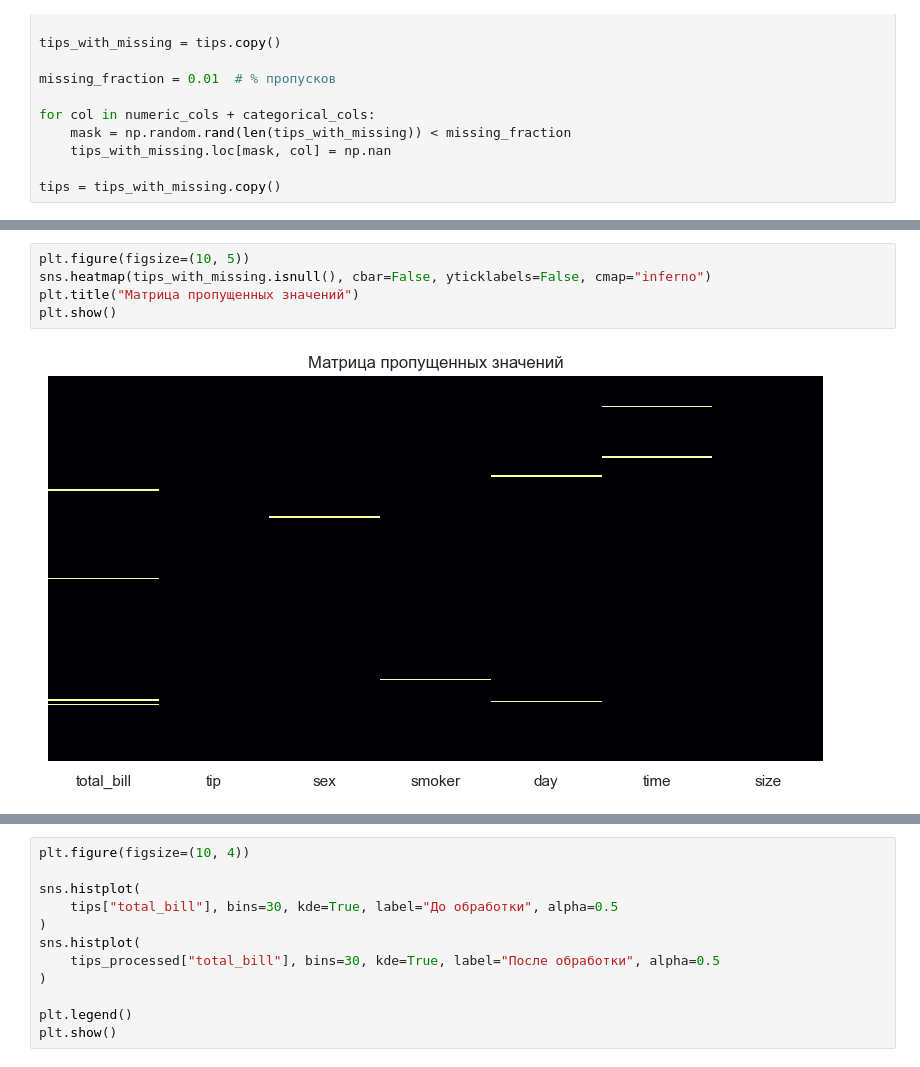
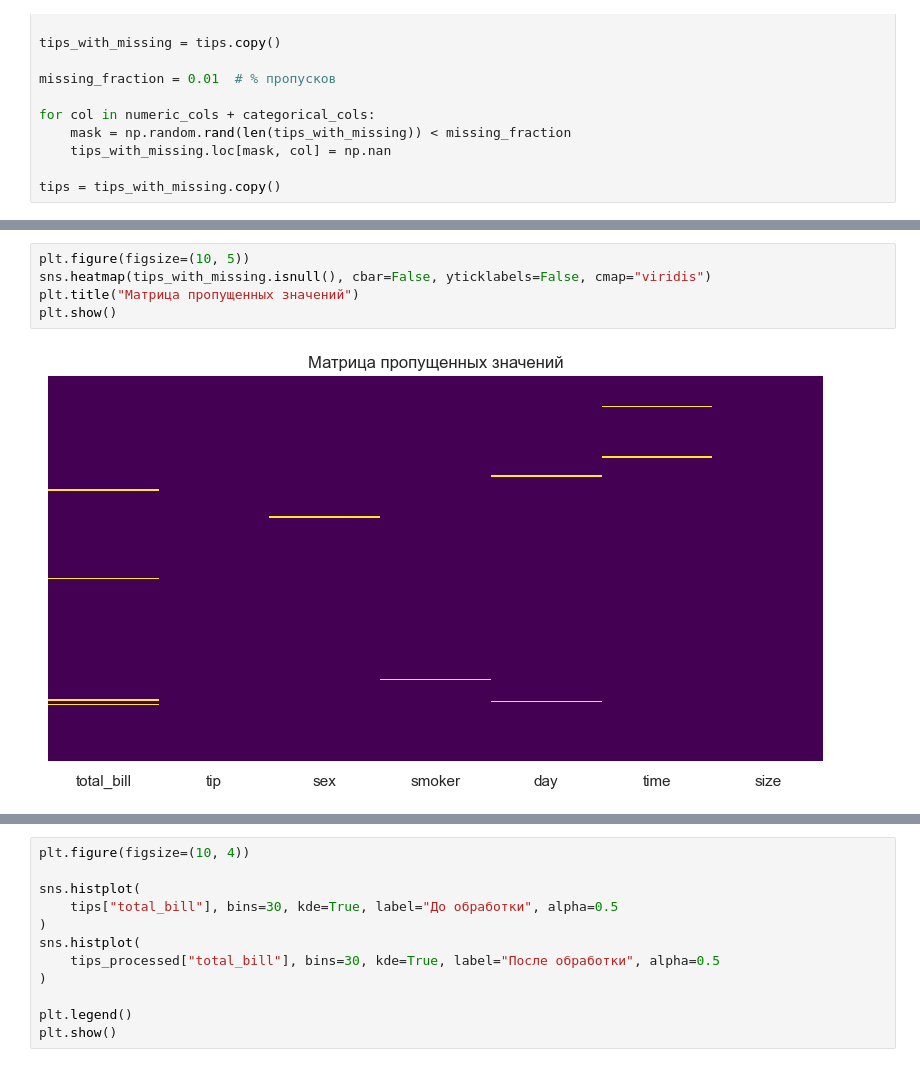
Before and after one commit to atrepalin/Statistics-RSREU, a Jupyter notebook: 1.1.ipynb, the cells around one changed output, grey strips where cells are left out. Cells and saved outputs as stored; diff of their text form.

```diff
--- a/1.1.ipynb
+++ b/1.1.ipynb
@@ -63,10 +74,10 @@ memory usage: 11.4 KB
 # %%
 plt.figure(figsize=(10, 5))
-sns.heatmap(tips_with_missing.isnull(), cbar=False, yticklabels=False, cmap="inferno")
+sns.heatmap(tips_with_missing.isnull(), cbar=False, yticklabels=False, cmap="viridis")
 plt.title("Матрица пропущенных значений")
 plt.show()
 # %% [output]
-[figure, old version]
+[figure, new version]
 # %%
 print("\n=== Пропущенные значения ===")
 missing_counts = tips.isnull().sum()
```
Also changed, not shown: parts of 5 cells of this notebook, 1 other file.
